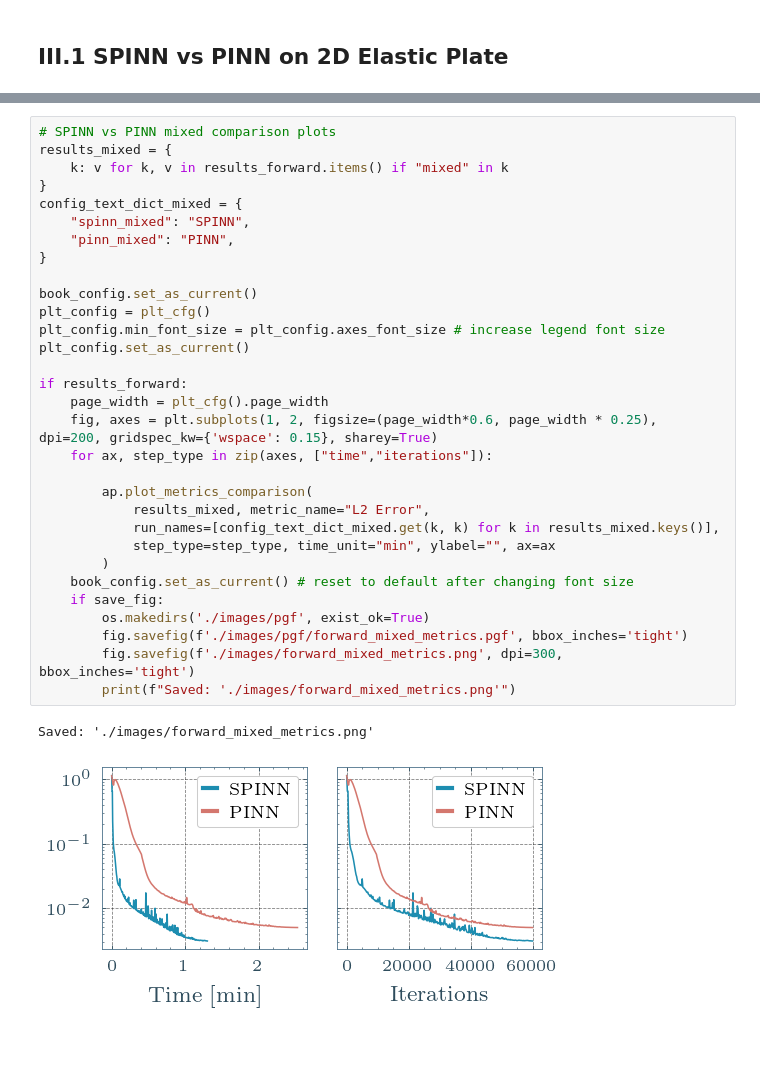
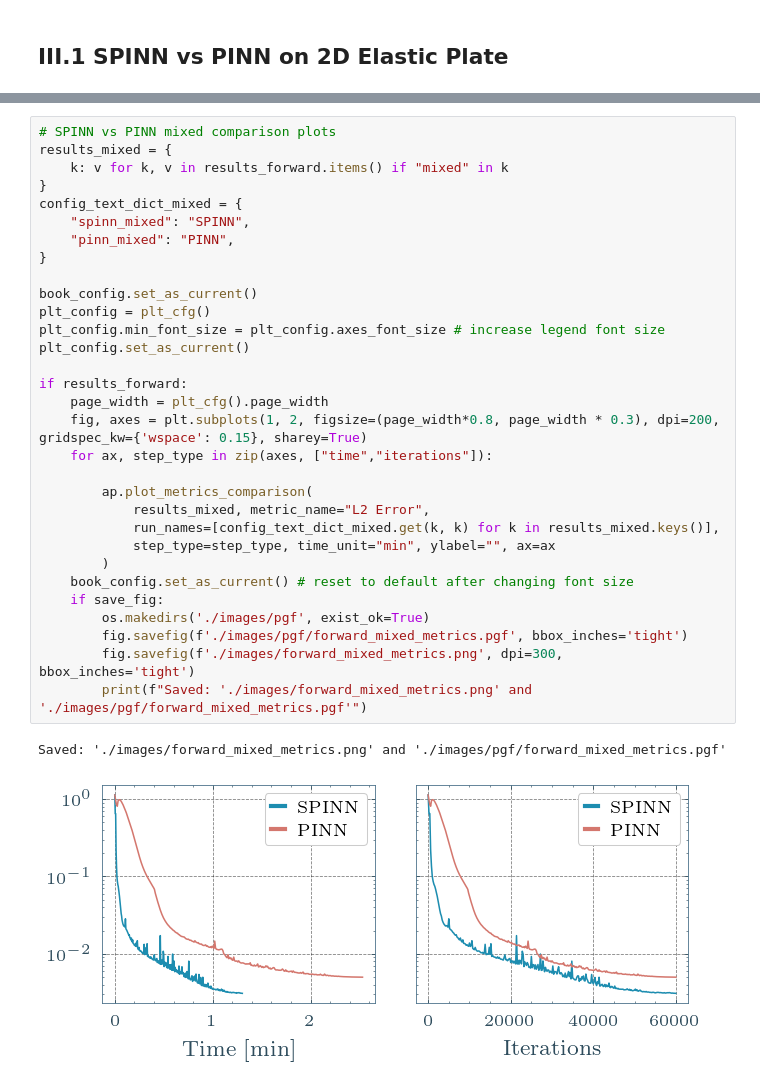
Before and after one commit to bonneted/PhD, a Jupyter notebook: chapters/III_ImprovingPINNs/02_spinn_plate_example.ipynb, the cells around one changed output, grey strips where cells are left out. Drawn from its saved outputs; the diff is of its cells as text; blank space fills up the shorter version.

Commit message:
improve spinn/pinn comp figure

```diff
--- a/chapters/III_ImprovingPINNs/02_spinn_plate_example.ipynb
+++ b/chapters/III_ImprovingPINNs/02_spinn_plate_example.ipynb
@@ -116,34 +109,34 @@ Loading: pinn_disp
 # %%
 # SPINN vs PINN mixed comparison plots
 results_mixed = {
     k: v for k, v in results_forward.items() if "mixed" in k
 }
 config_text_dict_mixed = {
     "spinn_mixed": "SPINN",
     "pinn_mixed": "PINN",
 }
 
 book_config.set_as_current()
 plt_config = plt_cfg()
 plt_config.min_font_size = plt_config.axes_font_size # increase legend font size
 plt_config.set_as_current()
 
 if results_forward:
     page_width = plt_cfg().page_width
-    fig, axes = plt.subplots(1, 2, figsize=(page_width*0.6, page_width * 0.25), dpi=200, gridspec_kw={'wspace': 0.15}, sharey=True)
+    fig, axes = plt.subplots(1, 2, figsize=(page_width*0.8, page_width * 0.3), dpi=200, gridspec_kw={'wspace': 0.15}, sharey=True)
     for ax, step_type in zip(axes, ["time","iterations"]):
 
         ap.plot_metrics_comparison(
             results_mixed, metric_name="L2 Error",
             run_names=[config_text_dict_mixed.get(k, k) for k in results_mixed.keys()],
             step_type=step_type, time_unit="min", ylabel="", ax=ax
         )
     book_config.set_as_current() # reset to default after changing font size
     if save_fig:
         os.makedirs('./images/pgf', exist_ok=True)
         fig.savefig(f'./images/pgf/forward_mixed_metrics.pgf', bbox_inches='tight')
         fig.savefig(f'./images/forward_mixed_metrics.png', dpi=300, bbox_inches='tight')
-        print(f"Saved: './images/forward_mixed_metrics.png'")
+        print(f"Saved: './images/forward_mixed_metrics.png' and './images/pgf/forward_mixed_metrics.pgf'")
 # %% [output]
-Saved: './images/forward_mixed_metrics.png'
+Saved: './images/forward_mixed_metrics.png' and './images/pgf/forward_mixed_metrics.pgf'
-[figure, old version]
+[figure, new version]
```
Also changed, not shown: parts of 2 cells of this notebook, 3 other files.
